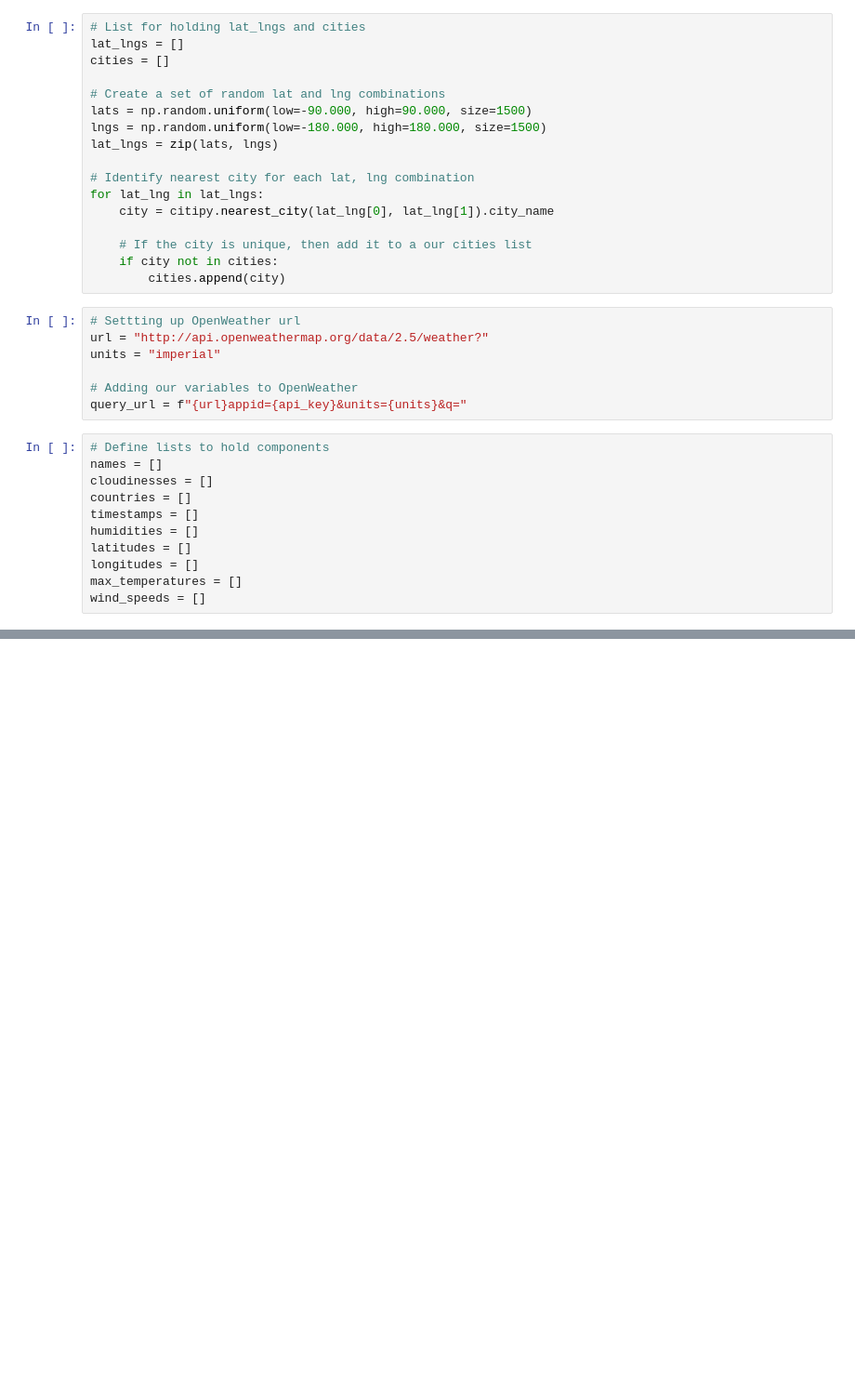
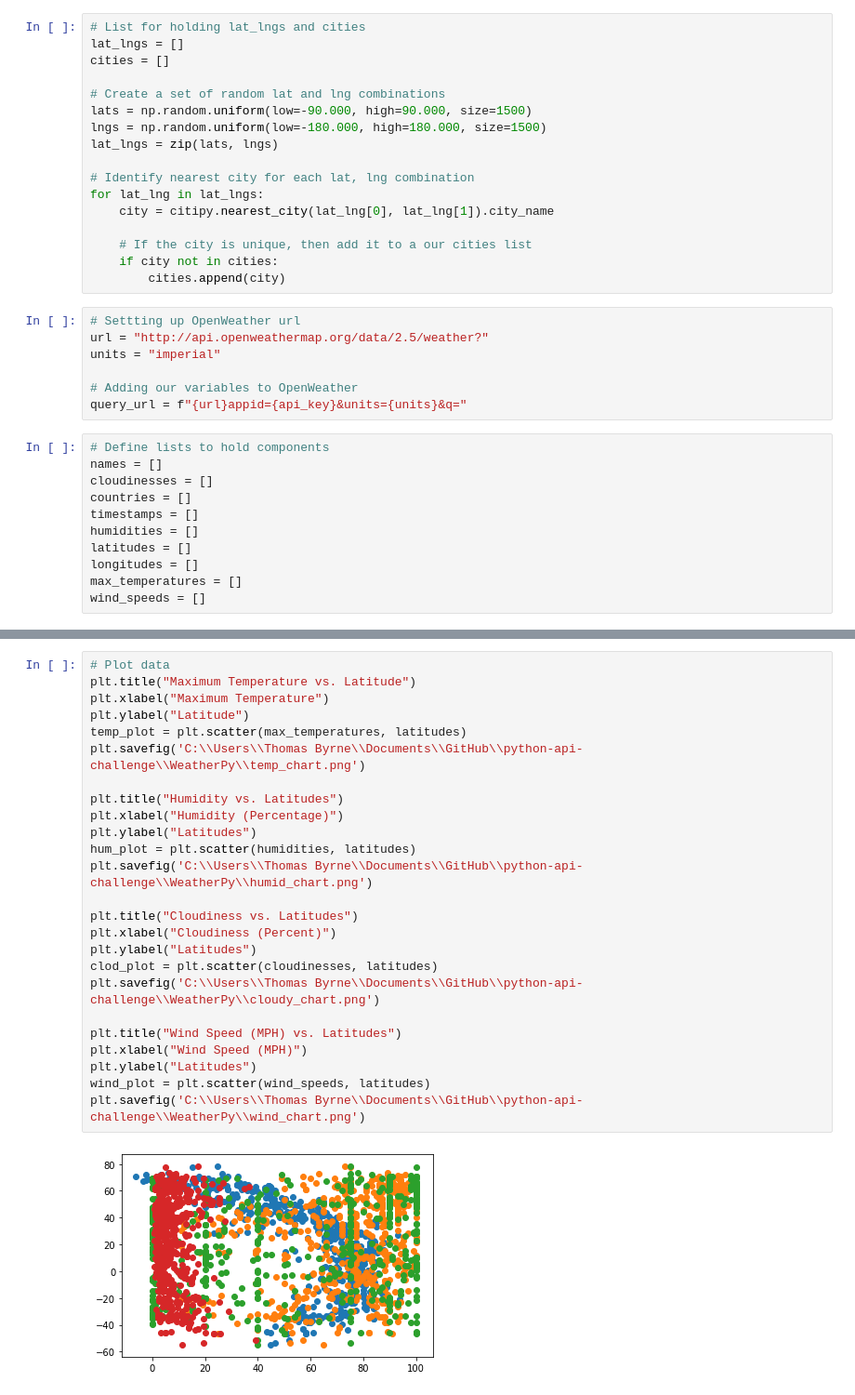
Before and after one commit to thomascbyrne12/python-api-challenge, a Jupyter notebook: WeatherPy/API Homework.ipynb, the cells around one changed output, grey strips where cells are left out. Shown at 93% size. Cells and saved outputs as stored; diff of their text form; blank space fills up the shorter version.

```diff
--- a/WeatherPy/API Homework.ipynb
+++ b/WeatherPy/API Homework.ipynb
@@ -78,0 +91,27 @@ It appears you gave an invalid input.  Please try again.
+# %%
+# Plot data
+plt.title("Maximum Temperature vs. Latitude")
+plt.xlabel("Maximum Temperature")
+plt.ylabel("Latitude")
+temp_plot = plt.scatter(max_temperatures, latitudes)
+plt.savefig('C:\\Users\\Thomas Byrne\\Documents\\GitHub\\python-api-challenge\\WeatherPy\\temp_chart.png')
+
+plt.title("Humidity vs. Latitudes")
+plt.xlabel("Humidity (Percentage)")
+plt.ylabel("Latitudes")
+hum_plot = plt.scatter(humidities, latitudes)
+plt.savefig('C:\\Users\\Thomas Byrne\\Documents\\GitHub\\python-api-challenge\\WeatherPy\\humid_chart.png')
+
+plt.title("Cloudiness vs. Latitudes")
+plt.xlabel("Cloudiness (Percent)")
+plt.ylabel("Latitudes")
+clod_plot = plt.scatter(cloudinesses, latitudes)
+plt.savefig('C:\\Users\\Thomas Byrne\\Documents\\GitHub\\python-api-challenge\\WeatherPy\\cloudy_chart.png')
+
+plt.title("Wind Speed (MPH) vs. Latitudes")
+plt.xlabel("Wind Speed (MPH)")
+plt.ylabel("Latitudes")
+wind_plot = plt.scatter(wind_speeds, latitudes)
+plt.savefig('C:\\Users\\Thomas Byrne\\Documents\\GitHub\\python-api-challenge\\WeatherPy\\wind_chart.png')
+# %% [output]
+[figure, added]
```
Also changed, not shown: parts of 1 cell of this notebook.
